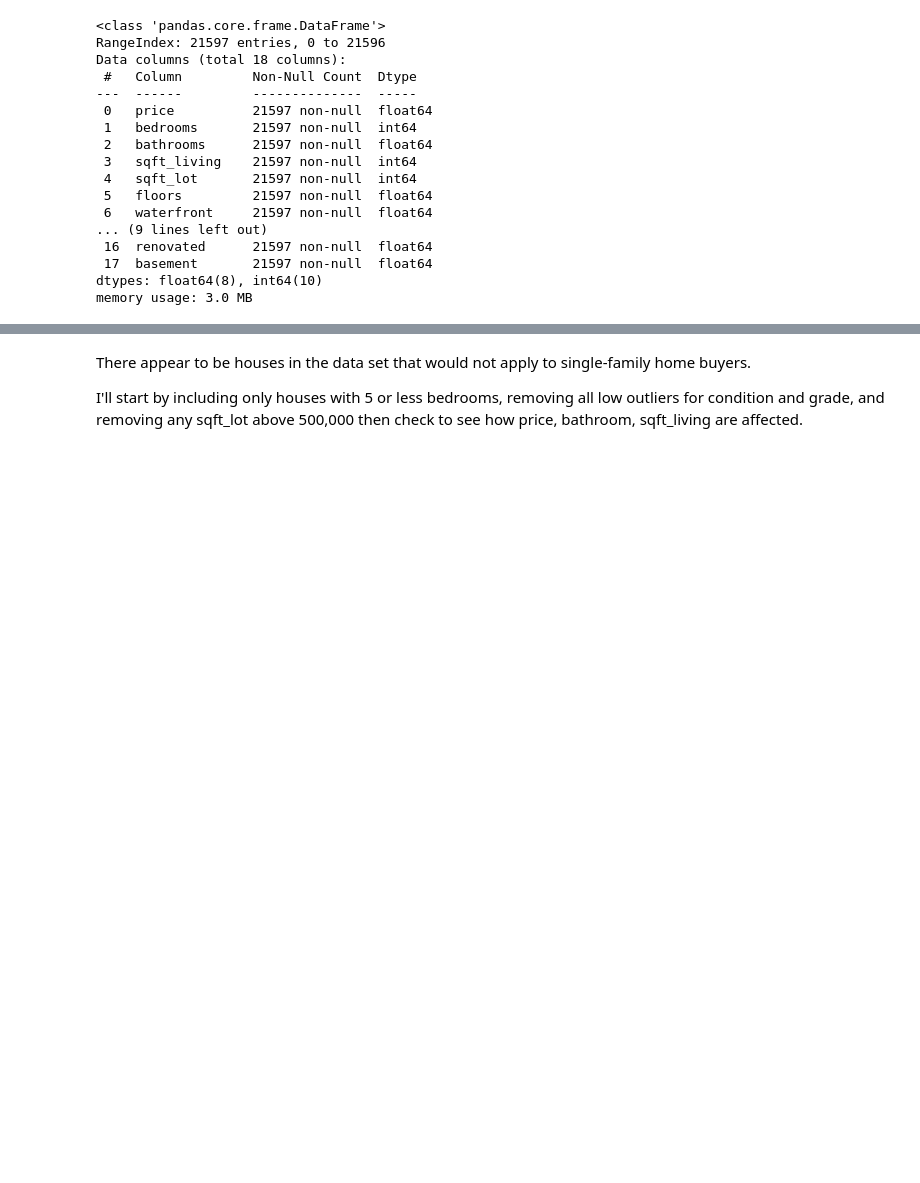
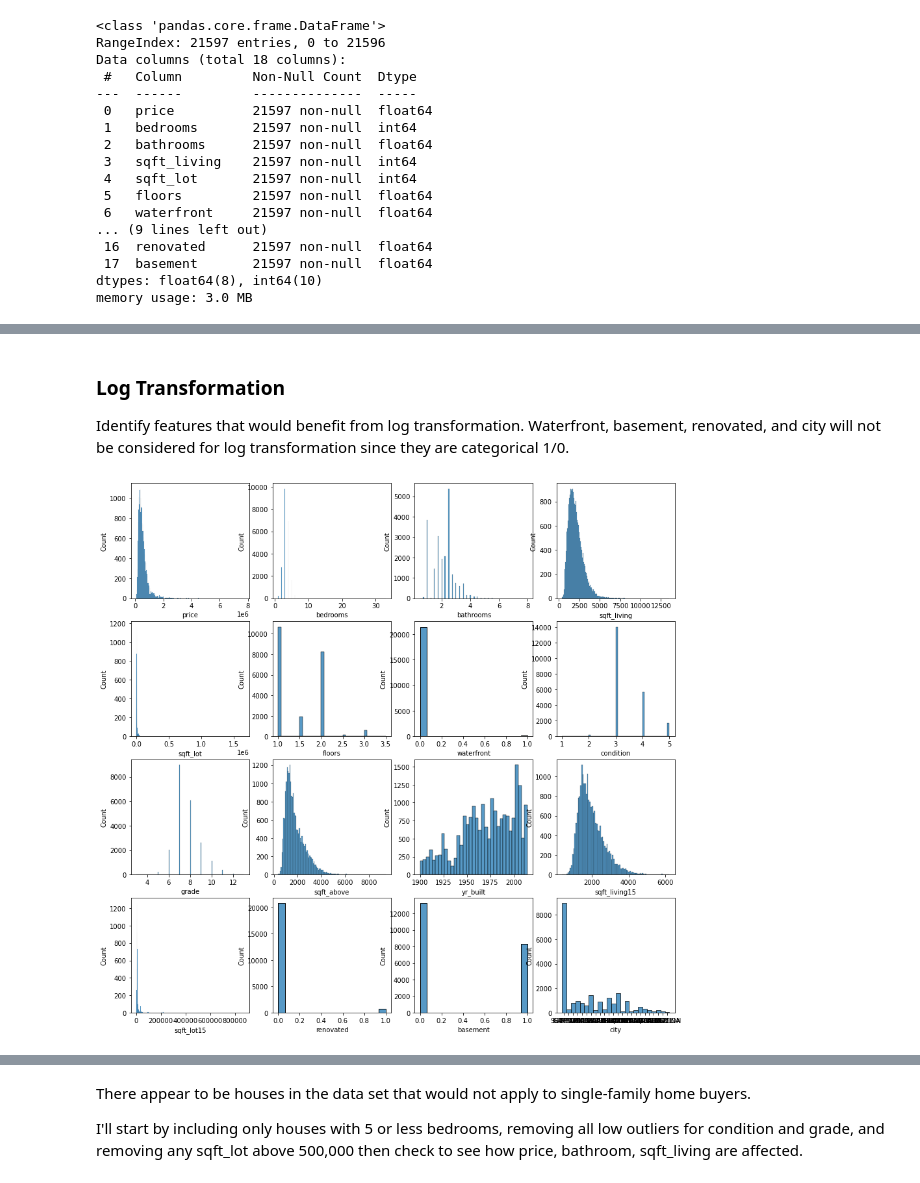
Before and after one commit to morganFitzg/dsc-phase-2-project, a Jupyter notebook: student.ipynb, the cells around one changed output, grey strips where cells are left out. Cells and saved outputs as stored; diff of their text form; code cells hidden in the pictures; blank space fills up the shorter version.

```diff
--- a/student.ipynb
+++ b/student.ipynb
@@ -182,0 +206,15 @@ import seaborn as sns
+# %%
+zip_url='https://www.zip-codes.com/county/wa-king.asp'
+response=requests.get(zip_url)
+soup=BeautifulSoup(response.content,'html.parser')
+# %%
+labels=soup.findAll('td',attrs={"class":"label"})
+zip_city={}
+
+for x in labels:
+    class_a=x.find('a',attrs={"style":"text-decoration:underline;"})
+    if class_a != None:
+        title=class_a.get('title')
+        zip_code=int(title[9:14])
+        city=title[16:-4]
+        zip_city[zip_code]=city
@@ -182,0 +241,3 @@ import seaborn as sns
+# %%
+#create city column
+df['city']=df['zipcode'].map(zip_city)
@@ -182,0 +253,3 @@ import seaborn as sns
+# %%
+#drop zipcode, lat, long columns now that there is city column
+df.drop(columns=['zipcode','lat','long'],inplace=True)
@@ -182,0 +390,16 @@ import seaborn as sns
+# %% [markdown]
+### Log Transformation ###
+
+Identify features that would benefit from log transformation.  Waterfront, basement, renovated, and city will not be considered for log transformation since they are categorical 1/0.
+# %%
+#Look at distribution of variables with histplot.
+#Log transformation could make right skewed distributions more normal
+
+cols=df.columns
+
+fig,axes=plt.subplots(4,4,figsize=(15,15))
+
+for c,ax in enumerate(axes.flatten()):
+    sns.histplot(data=df[cols[c]],ax=ax)
+# %% [output]
+[figure, added]
```
Also changed, not shown: parts of 139 cells of this notebook.
